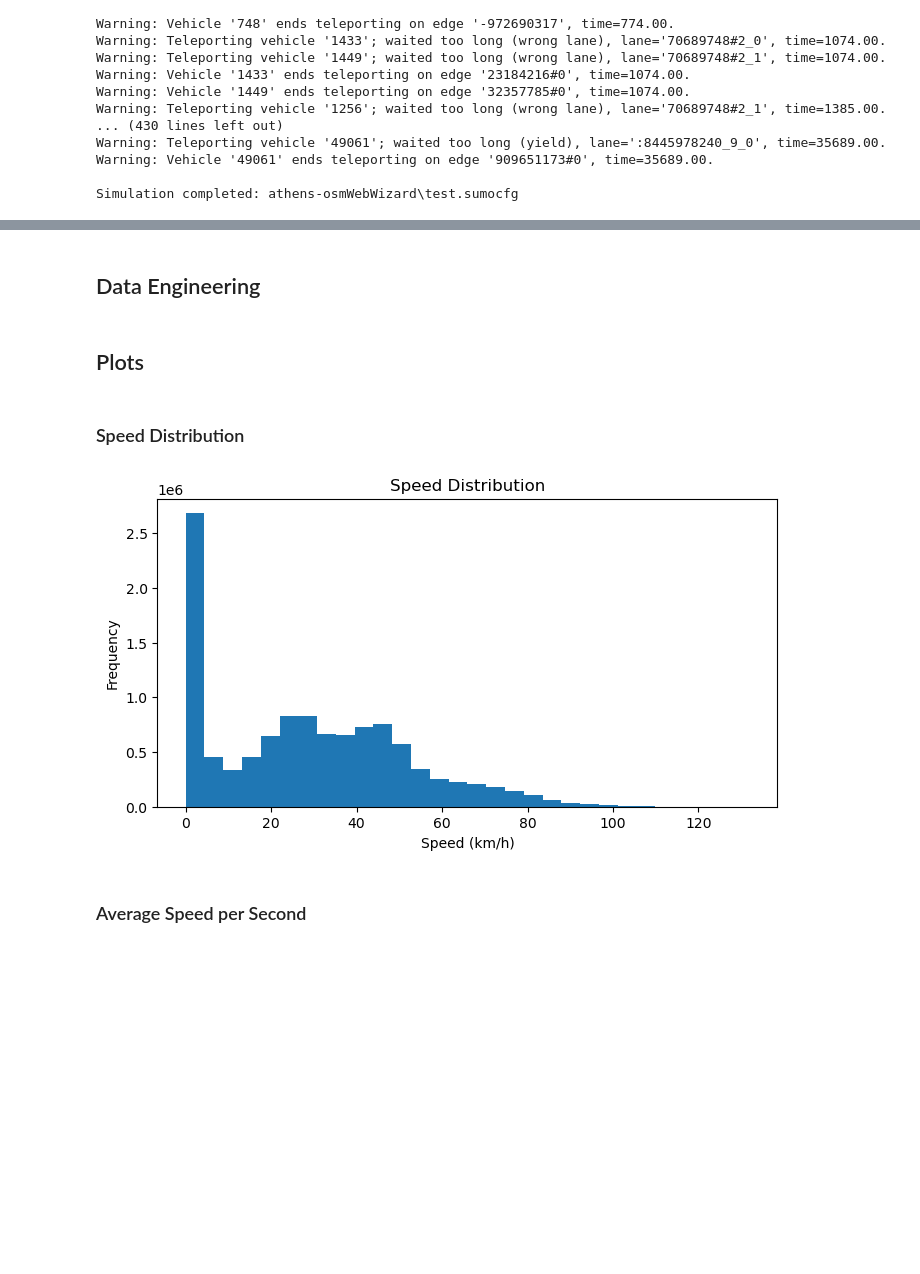
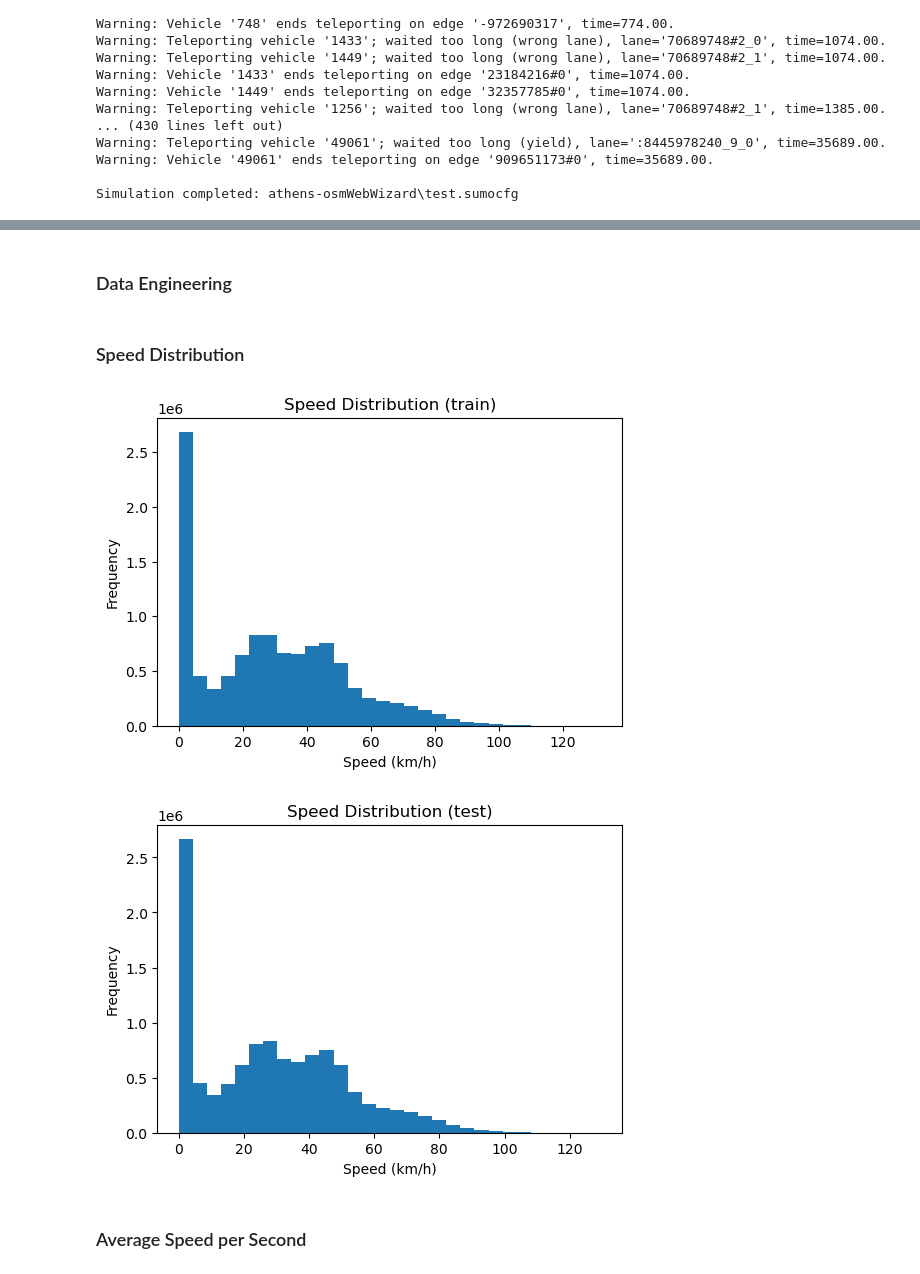
Before and after one commit to geokyr/diploma-thesis, a Jupyter notebook: dataset/dataset.ipynb, the cells around one changed output, grey strips where cells are left out. Cells and saved outputs as stored; diff of their text form; code cells hidden in the pictures; blank space fills up the shorter version.

```diff
--- a/dataset/dataset.ipynb
+++ b/dataset/dataset.ipynb
@@ -277,29 +287,44 @@ Time span: 0.00 s to 36446.00 s
 # %% [markdown]
-## Data Engineering
+### Data Engineering
 # %%
-df["second"] = df["timestep_time"].astype(int)
-df["hour"] = (df["timestep_time"] // 3600).astype(int)
-
-secondly = (
-    df.groupby("second").agg(avg_speed_kmh=("speed_kmh", "mean"), vehicle_count=("vehicle_id", "nunique")).reset_index()
+train_df["second"] = train_df["timestep_time"].astype(int)
+train_df["hour"] = (train_df["timestep_time"] // 3600).astype(int)
+train_secondly = (
+    train_df.groupby("second")
+    .agg(avg_speed_kmh=("speed_kmh", "mean"), vehicle_count=("vehicle_id", "nunique"))
+    .reset_index()
+)
+train_hourly = (
+    train_df.groupby("hour")
+    .agg(avg_speed_kmh=("speed_kmh", "mean"), vehicle_count=("vehicle_id", "nunique"))
+    .reset_index()
 )
 
-hourly = (
-    df.groupby("hour").agg(avg_speed_kmh=("speed_kmh", "mean"), vehicle_count=("vehicle_id", "nunique")).reset_index()
+test_df["second"] = test_df["timestep_time"].astype(int)
+test_df["hour"] = (test_df["timestep_time"] // 3600).astype(int)
+test_secondly = (
+    test_df.groupby("second")
+    .agg(avg_speed_kmh=("speed_kmh", "mean"), vehicle_count=("vehicle_id", "nunique"))
+    .reset_index()
 )
+test_hourly = (
+    test_df.groupby("hour")
+    .agg(avg_speed_kmh=("speed_kmh", "mean"), vehicle_count=("vehicle_id", "nunique"))
+    .reset_index()
+)
-# %% [markdown]
-## Plots
 # %% [markdown]
 ### Speed Distribution
 # %%
-plt.figure(figsize=(8, 4))
-plt.hist(df["speed_kmh"], bins=30)
-plt.title("Speed Distribution")
-plt.xlabel("Speed (km/h)")
-plt.ylabel("Frequency")
-plt.show()
+for df, df_name in [(train_df, "train"), (test_df, "test")]:
+    plt.figure(figsize=(6, 4))
+    plt.hist(df["speed_kmh"], bins=30)
+    plt.title(f"Speed Distribution ({df_name})")
+    plt.xlabel("Speed (km/h)")
+    plt.ylabel("Frequency")
+    plt.show()
 # %% [output]
-[figure, old version]
+[figure, new version]
+[figure, added]
 # %% [markdown]
 ### Average Speed per Second
 # %%
```
Also changed, not shown: parts of 16 cells of this notebook.
